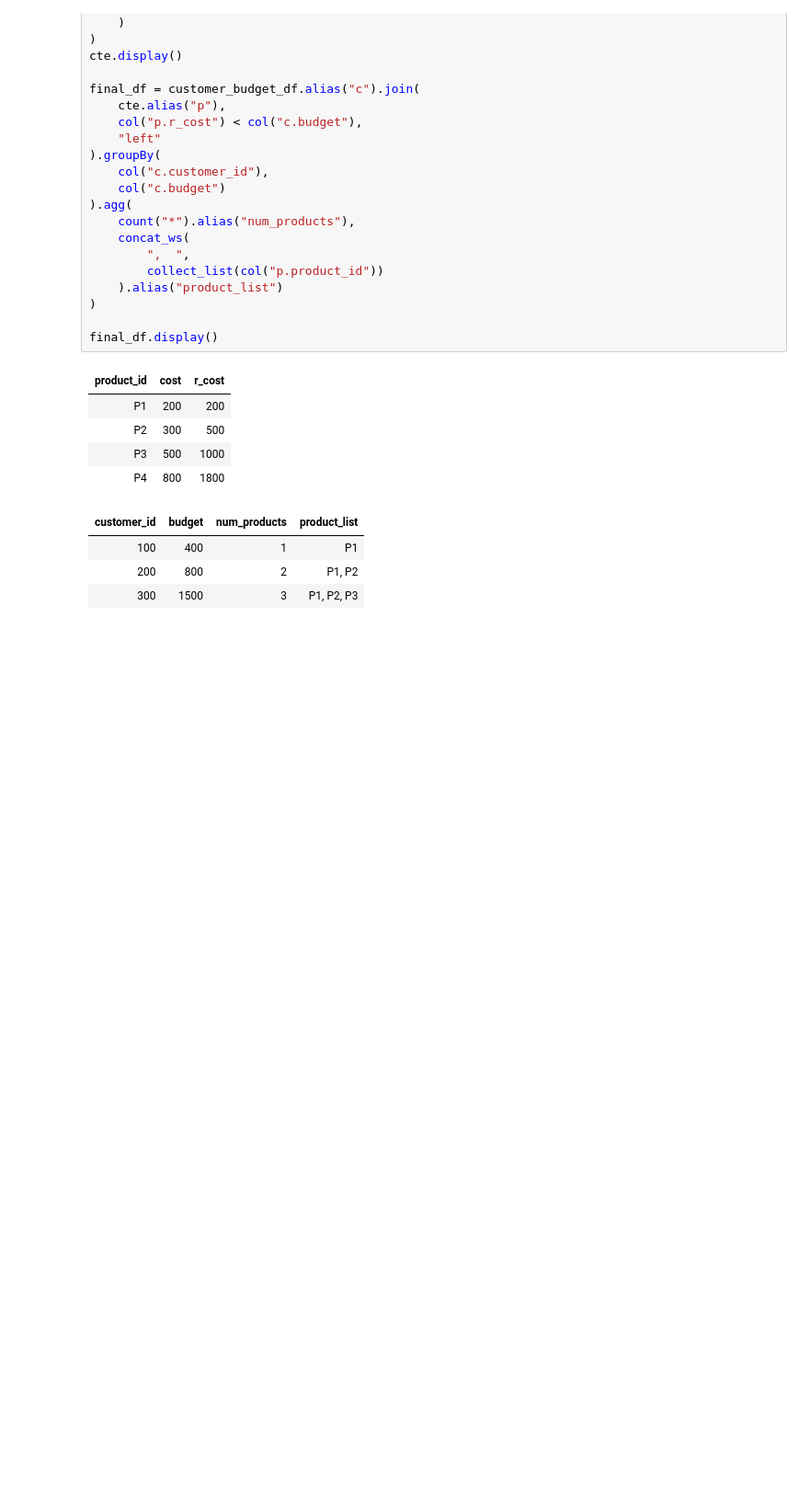
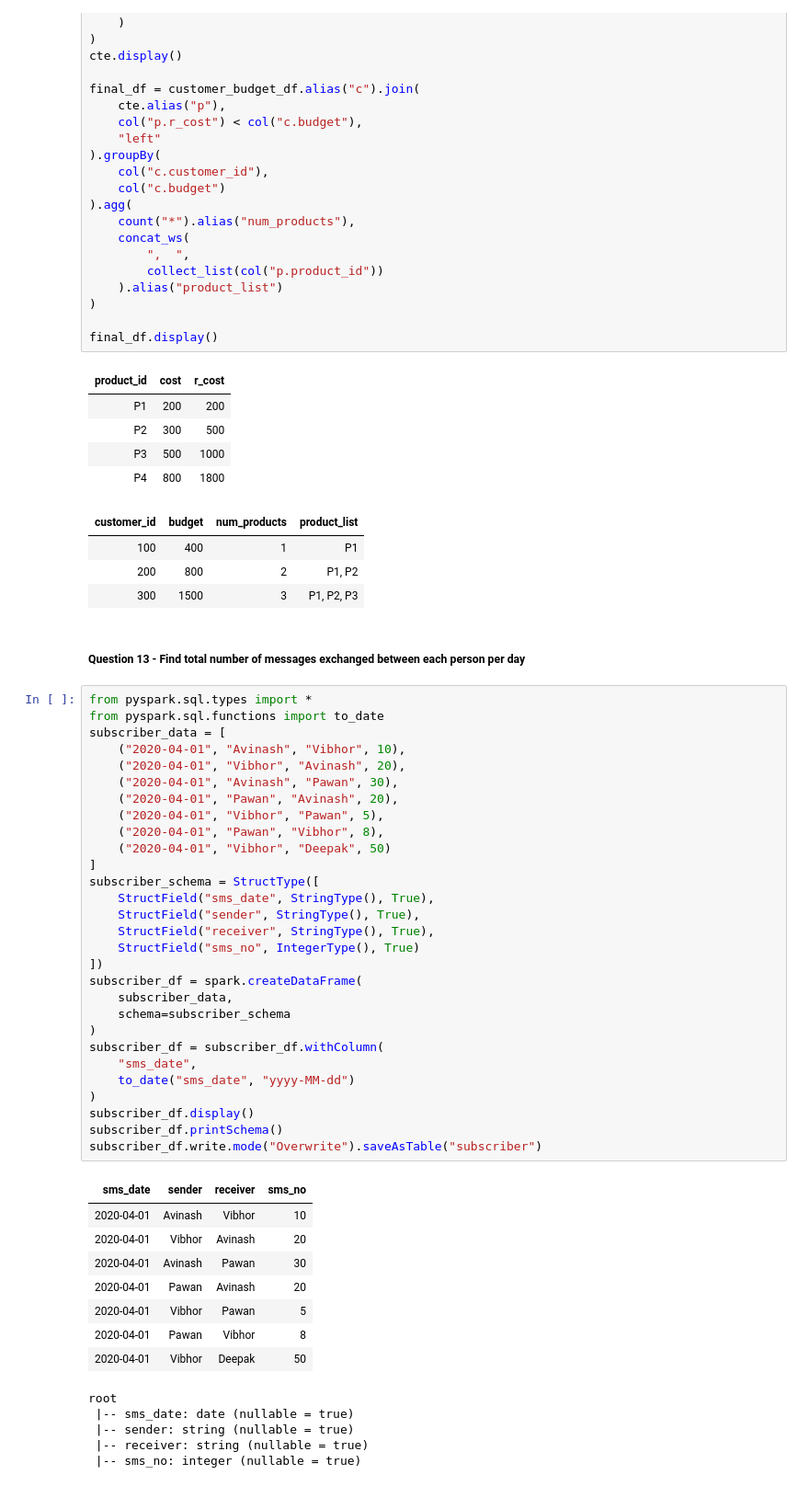
Before and after one commit to Rupam-1/SQL-Pyspark-practise_youtube, a Jupyter notebook: 04. PYSPARK - Part2.ipynb, the cells around one changed output. Shown at 92% size. Saved outputs shown, nothing was run; the diff lists cells and outputs as text; blank space fills up the shorter version.

```diff
--- a/04. PYSPARK - Part2.ipynb
+++ b/04. PYSPARK - Part2.ipynb
@@ -1490,3 +1490,48 @@ final_df.display()
 | 100 | 400 | 1 | P1 |
 | 200 | 800 | 2 | P1, P2 |
 | 300 | 1500 | 3 | P1, P2, P3 |
+# %% [markdown]
+##### Question 13 - Find total number of messages exchanged between each person per day
+# %%
+from pyspark.sql.types import *
+from pyspark.sql.functions import to_date
+subscriber_data = [
+    ("2020-04-01", "Avinash", "Vibhor", 10),
+    ("2020-04-01", "Vibhor", "Avinash", 20),
+    ("2020-04-01", "Avinash", "Pawan", 30),
+    ("2020-04-01", "Pawan", "Avinash", 20),
+    ("2020-04-01", "Vibhor", "Pawan", 5),
+    ("2020-04-01", "Pawan", "Vibhor", 8),
+    ("2020-04-01", "Vibhor", "Deepak", 50)
+]
+subscriber_schema = StructType([
+    StructField("sms_date", StringType(), True),
+    StructField("sender", StringType(), True),
+    StructField("receiver", StringType(), True),
+    StructField("sms_no", IntegerType(), True)
+])
+subscriber_df = spark.createDataFrame(
+    subscriber_data,
+    schema=subscriber_schema
+)
+subscriber_df = subscriber_df.withColumn(
+    "sms_date",
+    to_date("sms_date", "yyyy-MM-dd")
+)
+subscriber_df.display()
+subscriber_df.printSchema()
+subscriber_df.write.mode("Overwrite").saveAsTable("subscriber")
+# %% [output]
+| sms_date | sender | receiver | sms_no |
+| 2020-04-01 | Avinash | Vibhor | 10 |
+| 2020-04-01 | Vibhor | Avinash | 20 |
+| 2020-04-01 | Avinash | Pawan | 30 |
+| 2020-04-01 | Pawan | Avinash | 20 |
+| 2020-04-01 | Vibhor | Pawan | 5 |
+| 2020-04-01 | Pawan | Vibhor | 8 |
+| 2020-04-01 | Vibhor | Deepak | 50 |
+root
+ |-- sms_date: date (nullable = true)
+ |-- sender: string (nullable = true)
+ |-- receiver: string (nullable = true)
+ |-- sms_no: integer (nullable = true)
```
Also changed, not shown: parts of 1 cell of this notebook, 1 other file.
